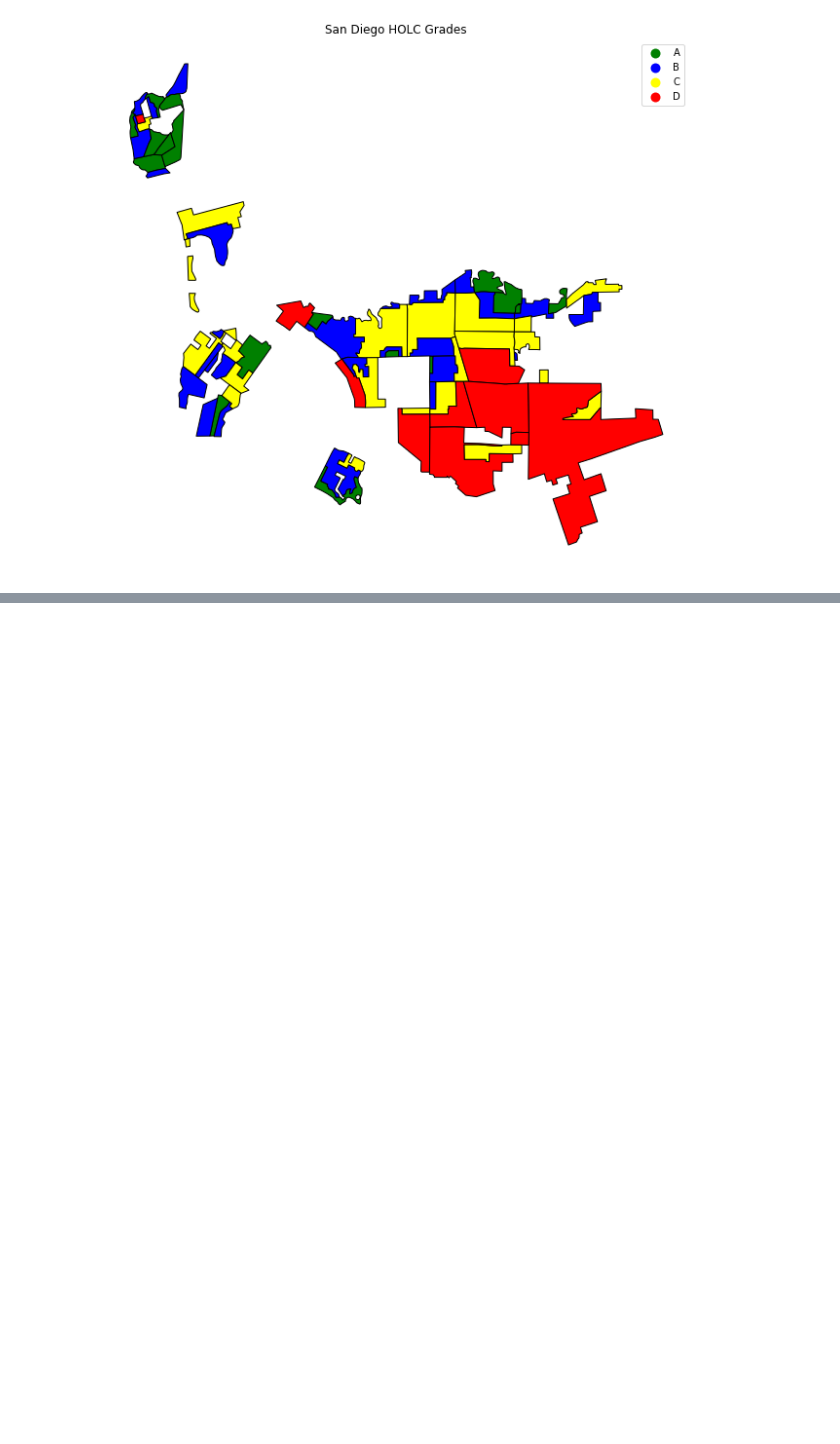
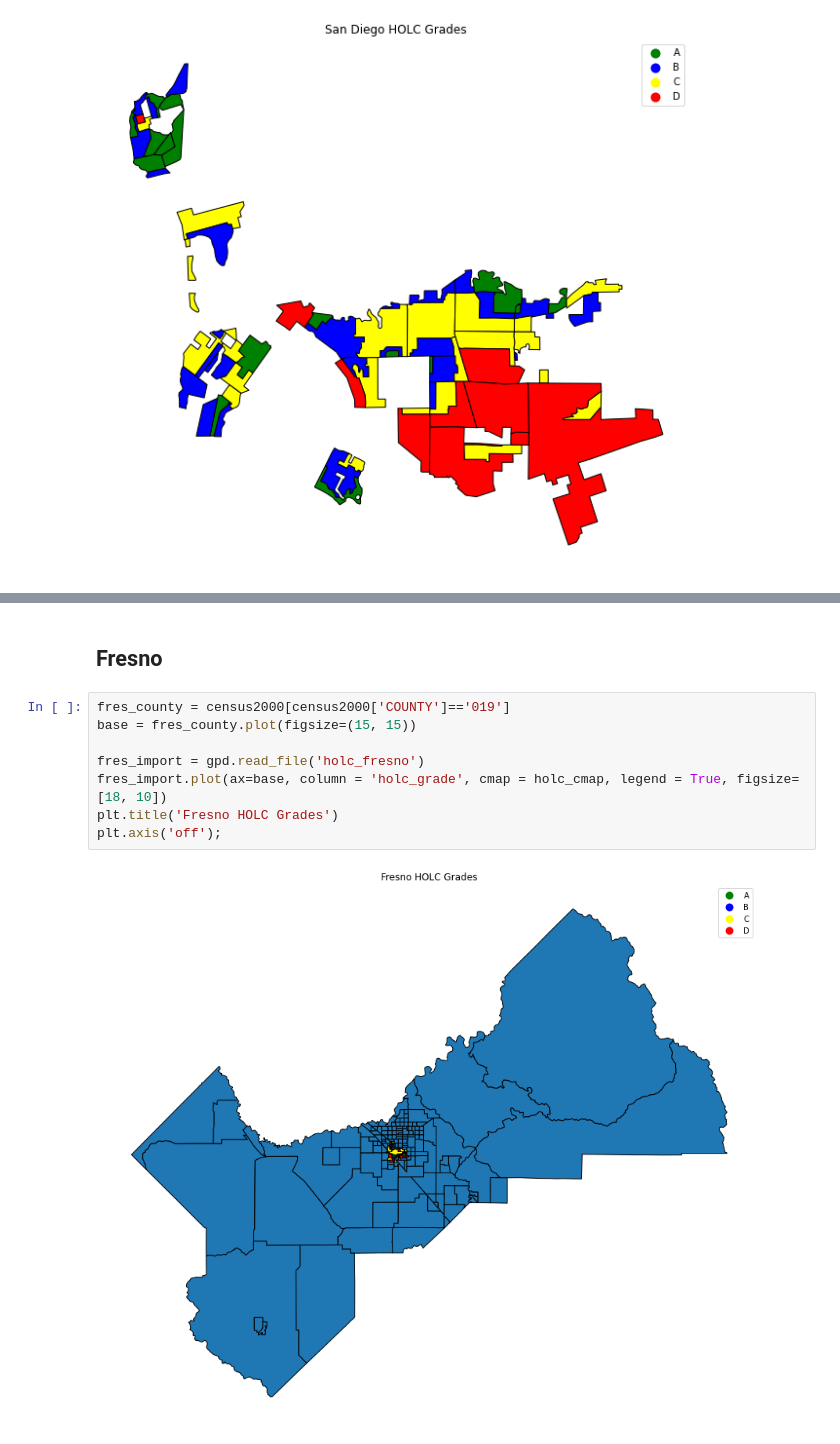
Before and after one commit to ds-modules/espm-c167, a Jupyter notebook: Lab2-Draft/Rebekah-Soc88/HOLC_espm.ipynb, the cells around one changed output, grey strips where cells are left out. Drawn from its saved outputs; the diff is of its cells as text; blank space fills up the shorter version.

```diff
--- a/Lab2-Draft/Rebekah-Soc88/HOLC_espm.ipynb
+++ b/Lab2-Draft/Rebekah-Soc88/HOLC_espm.ipynb
@@ -113,0 +159,12 @@ plt.axis('off');
+# %% [markdown]
+## Fresno
+# %%
+fres_county = census2000[census2000['COUNTY']=='019']
+base = fres_county.plot(figsize=(15, 15))
+
+fres_import = gpd.read_file('holc_fresno')
+fres_import.plot(ax=base, column = 'holc_grade', cmap = holc_cmap, legend = True, figsize=[18, 10])
+plt.title('Fresno HOLC Grades')
+plt.axis('off');
+# %% [output]
+[figure, added]
```
Also changed, not shown: parts of 15 cells of this notebook.
